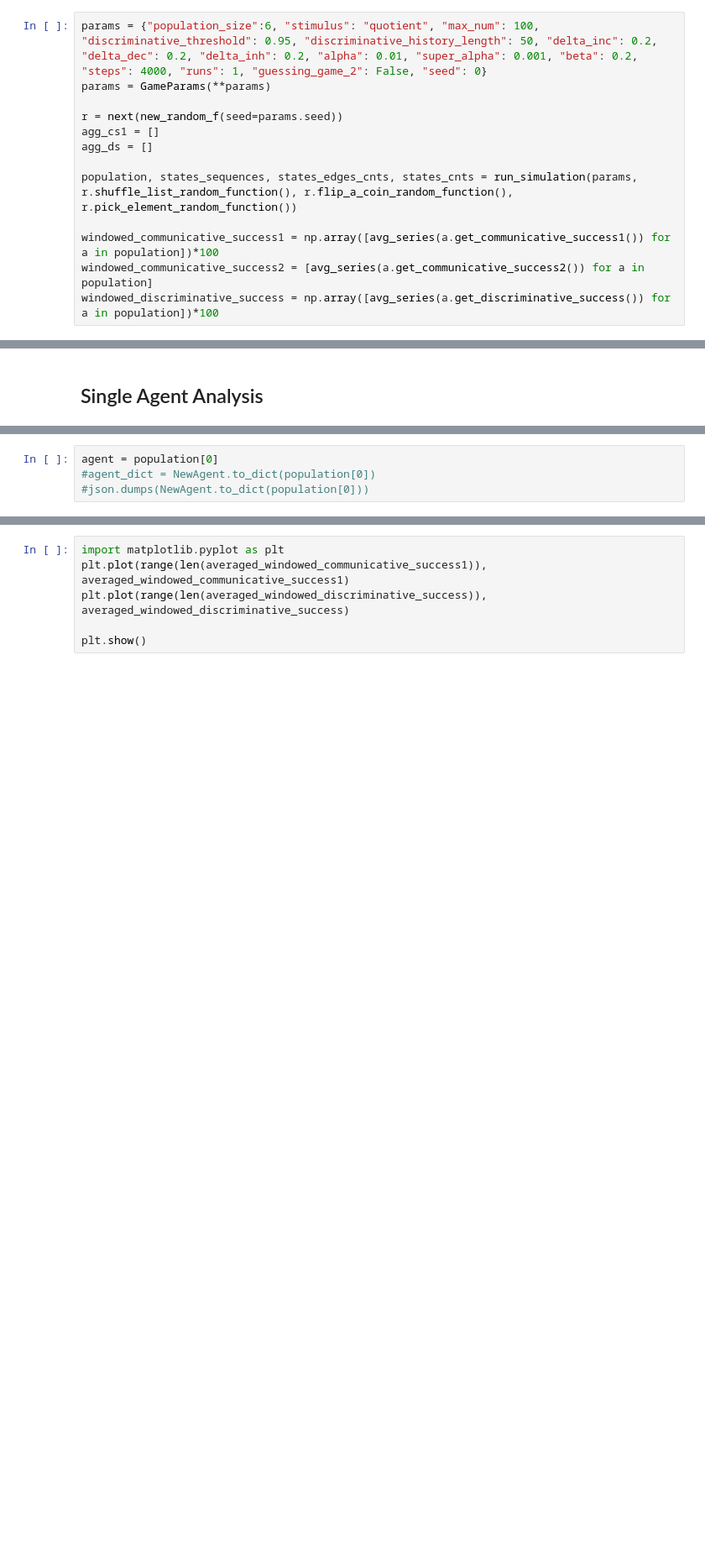
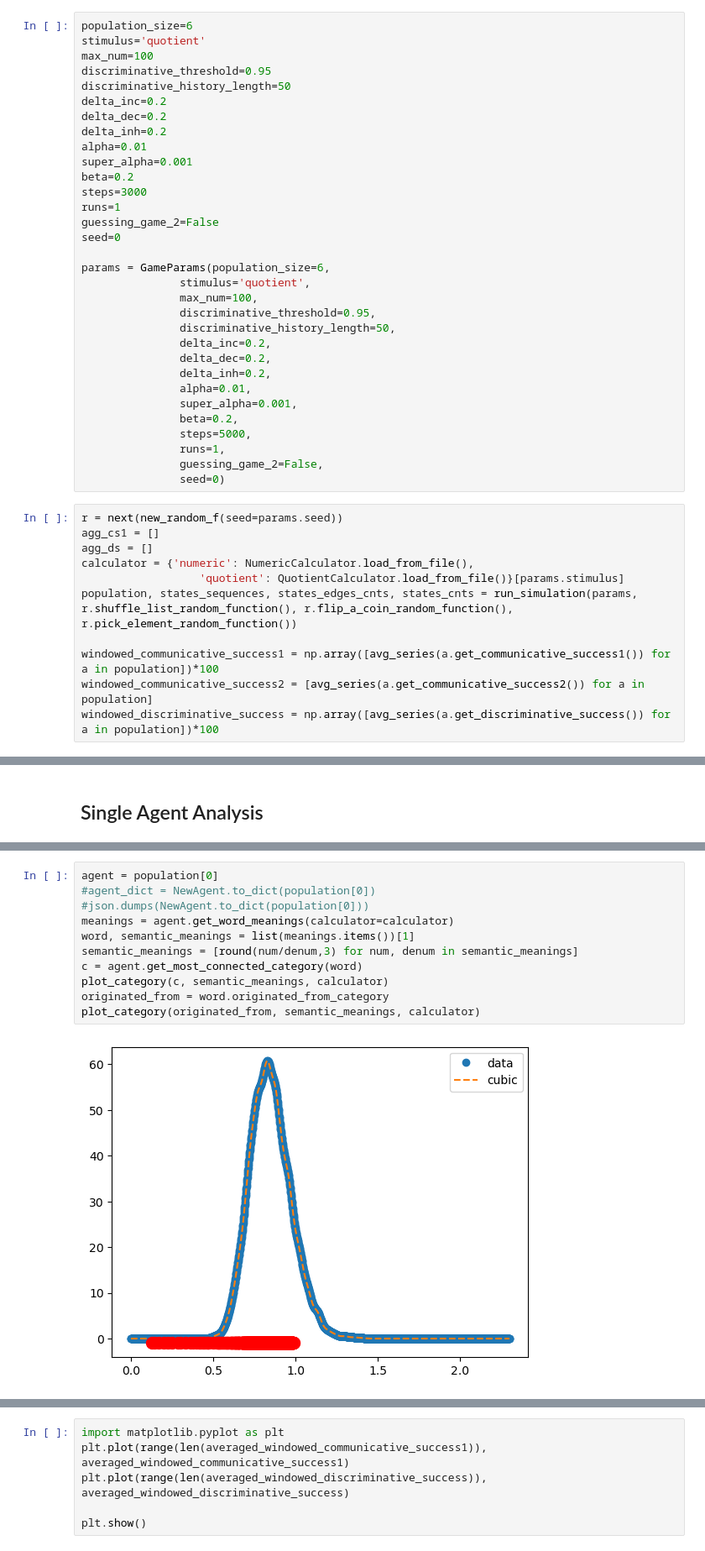
Before and after one commit to juszjusz/coordinating-quantifiers, a Jupyter notebook: v2/workbook.ipynb, the cells around one changed output, grey strips where cells are left out. Shown at 84% size. Cells and saved outputs as stored; diff of their text form; blank space fills up the shorter version.

```diff
--- a/v2/Untitled.ipynb
+++ b/v2/workbook.ipynb
@@ -4,14 +4,44 @@ import numpy as np
 from domain_objects import GameParams, NewAgent
 from new_guessing_game import RandomFunctions, run_simulation, new_random_f, select_speaker, select_hearer, avg_series
 from calculator import NumericCalculator, QuotientCalculator, Calculator
+# %%
+population_size=6
+stimulus='quotient'
+max_num=100
+discriminative_threshold=0.95
+discriminative_history_length=50
+delta_inc=0.2
+delta_dec=0.2
+delta_inh=0.2
+alpha=0.01
+super_alpha=0.001
+beta=0.2
+steps=3000
+runs=1
+guessing_game_2=False
+seed=0
+
+params = GameParams(population_size=6,
+               stimulus='quotient',
+               max_num=100,
+               discriminative_threshold=0.95,
+               discriminative_history_length=50,
+               delta_inc=0.2,
+               delta_dec=0.2,
+               delta_inh=0.2,
+               alpha=0.01,
+               super_alpha=0.001,
+               beta=0.2,
+               steps=5000,
+               runs=1,
+               guessing_game_2=False,
+               seed=0)
 # %%
-params = {"population_size":6, "stimulus": "quotient", "max_num": 100, "discriminative_threshold": 0.95, "discriminative_history_length": 50, "delta_inc": 0.2, "delta_dec": 0.2, "delta_inh": 0.2, "alpha": 0.01, "super_alpha": 0.001, "beta": 0.2, "steps": 4000, "runs": 1, "guessing_game_2": False, "seed": 0}
-params = GameParams(**params)
-
 r = next(new_random_f(seed=params.seed))
 agg_cs1 = []
 agg_ds = []
-
+calculator = {'numeric': NumericCalculator.load_from_file(),
+                  'quotient': QuotientCalculator.load_from_file()}[params.stimulus]
 population, states_sequences, states_edges_cnts, states_cnts = run_simulation(params, r.shuffle_list_random_function(), r.flip_a_coin_random_function(), r.pick_element_random_function())
 
 windowed_communicative_success1 = np.array([avg_series(a.get_communicative_success1()) for a in population])*100
@@ -30,4 +61,13 @@ import matplotlib.pyplot as plt
 # %%
 agent = population[0]
 #agent_dict = NewAgent.to_dict(population[0])
 #json.dumps(NewAgent.to_dict(population[0]))
+meanings = agent.get_word_meanings(calculator=calculator)
+word, semantic_meanings = list(meanings.items())[1]
+semantic_meanings = [round(num/denum,3) for num, denum in semantic_meanings]
+c = agent.get_most_connected_category(word)
+plot_category(c, semantic_meanings, calculator)
+originated_from = word.originated_from_category
+plot_category(originated_from, semantic_meanings, calculator)
+# %% [output]
+[figure, added]
```
Also changed, not shown: parts of 3 cells of this notebook, 5 other files.
